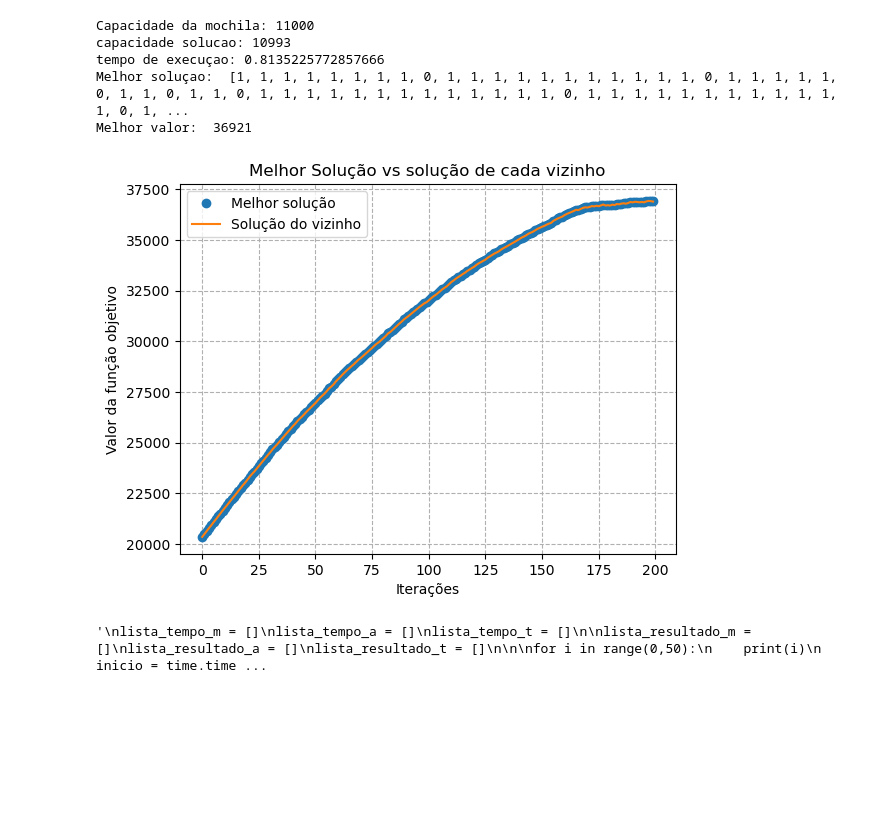
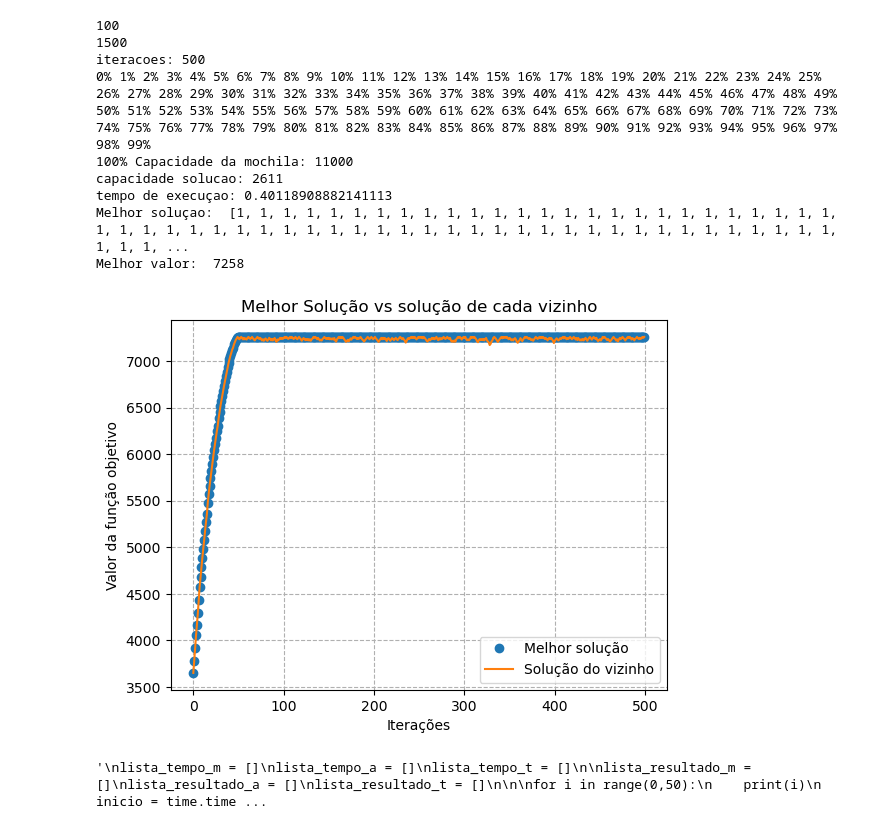
Before and after one commit to RICADINHO/TrabalhoOC, a Jupyter notebook: trabalho.ipynb, the cells around one changed output. Cells and saved outputs as stored; diff of their text form; code cells hidden in the pictures; blank space fills up the shorter version.

```diff
--- a/trabalho.ipynb
+++ b/trabalho.ipynb
@@ -270,19 +261,26 @@ def calc_valor(solucao):
     avaliacao = valor * (1 - max(0, peso-capacidade_mochila)) # funcao a maximizar
     return avaliacao
 
-# fazer vizinhos
-def vizinhos(solucao, num_vizinhos):
+def vizinhos(solucao, num_vizinhos, iteration):
     vizinho_lista = []
-    # faz n vizinhos diferentes para uma posição aleatoria da soluçao
+    local_random = random.Random(iteration)  # Create a new Random instance seeded with the iteration
+
     for nadinha in range(num_vizinhos):
-        i = random.randint(0, num_items - 1)
+        i = local_random.randint(0, num_items - 1)  # Use the local random instance
         vizinho = solucao[:]
-        vizinho[i] = 1 - vizinho[i] # troca o valor de apenas 1 elemento do vizinho
+        vizinho[i] = 1 - vizinho[i]  # Flip the bit
         vizinho_lista.append(vizinho)
+
     return vizinho_lista
 
 
+
 def tabu(num_items,iteracoes, tabu_tam,num_vizinhos):
+
+    #num_items = 3000
+    #tabu_tam = 500
+    print(num_items)
+    print(tabu_tam)
 
     # comeca com uma solucao random
     solucao_atual = [random.choice([0, 1]) for _ in range(num_items)]
@@ -294,10 +292,21 @@ def tabu(num_items,iteracoes, tabu_tam,num_vizinhos):
     tabu_set = set()
     tabu_lista = []
 
-    for _ in range(iteracoes):
+    last_printed_percent = -1  # Initialize a variable to track the last printed percentage
+    print(f"iteracoes: {iteracoes}")
+    for i in range(iteracoes):
+
+        # Calculate the percentage of completion
+        percent_complete = (i + 1) * 100 // (iteracoes)
+        # Print the percentage only when it changes
+        if percent_complete != last_printed_percent:
+            if percent_complete % 50 == 0 and percent_complete != 0:
+                print()  # Print a newline at 50%
+            print(f"{percent_complete}%", end=" ", flush=True)
+            last_printed_percent = percent_complete  # Update the last printed percentage
 
         # fazer os vizinhos e ver os que nao estao na lista do tabu
-        vizinhos_todos = vizinhos(solucao_atual,num_vizinhos)
+        vizinhos_todos = vizinhos(solucao_atual,num_vizinhos, i)
 
         candidate_solutions = [
             [vizinho, calc_valor(vizinho)]
@@ -322,41 +331,49 @@ def tabu(num_items,iteracoes, tabu_tam,num_vizinhos):
         tabu_lista.append(solucao_atual)
         if len(tabu_lista) > tabu_tam:
             tabu_lista.pop(0)
+            #print(tabu_lista)
         lista_melhor.append(valor_melhor)
 
     return solucao_melhor, valor_melhor
 
 inicio = time.time()
+iteracoes_t = 500 # iteracoes_t * round(tamanho/100)
 solucao, valor = tabu(num_items,iteracoes_t,tamanho,num_vizinhos)
 fim = time.time()
 
 if valor == 0:
     print("nao foi encontrada solução")
 else:
     p = 0
     for i in range(0,num_items):
         p += solucao[i]*pesos_items[i]
 
     print("Capacidade da mochila: "+str(capacidade_mochila))
     print("capacidade solucao: "+str(p))
     print("tempo de execuçao: "+str(fim - inicio))
     print("Melhor soluçao: ", solucao)
     print("Melhor valor: ", valor)
 
+
     plt.plot(list(range(0,iteracoes_t)), lista_melhor, 'o', label='Melhor solução')
     plt.plot(list(range(0,iteracoes_t)), lista_atual, '-', label='Solução do vizinho')
     plt.title('Melhor Solução vs solução de cada vizinho')
     plt.xlabel('Iterações')
     plt.ylabel('Valor da função objetivo')
     plt.grid(True, linestyle='--')
     plt.legend()
 # %% [output]
-Capacidade da mochila: 11000
-capacidade solucao: 10993
-tempo de execuçao: 0.8135225772857666
-Melhor soluçao:  [1, 1, 1, 1, 1, 1, 1, 1, 0, 1, 1, 1, 1, 1, 1, 1, 1, 1, 1, 1, 0, 1, 1, 1, 1, 1, 0, 1, 1, 0, 1, 1, 0, 1, 1, 1, 1, 1, 1, 1, 1, 1, 1, 1, 1, 1, 0, 1, 1, 1, 1, 1, 1, 1, 1, 1, 1, 1, 1, 0, 1, ...
-Melhor valor:  36921
+100
+1500
+iteracoes: 500
+0% 1% 2% 3% 4% 5% 6% 7% 8% 9% 10% 11% 12% 13% 14% 15% 16% 17% 18% 19% 20% 21% 22% 23% 24% 25% 26% 27% 28% 29% 30% 31% 32% 33% 34% 35% 36% 37% 38% 39% 40% 41% 42% 43% 44% 45% 46% 47% 48% 49%
+50% 51% 52% 53% 54% 55% 56% 57% 58% 59% 60% 61% 62% 63% 64% 65% 66% 67% 68% 69% 70% 71% 72% 73% 74% 75% 76% 77% 78% 79% 80% 81% 82% 83% 84% 85% 86% 87% 88% 89% 90% 91% 92% 93% 94% 95% 96% 97% 98% 99%
+100% Capacidade da mochila: 11000
+capacidade solucao: 2611
+tempo de execuçao: 0.40118908882141113
+Melhor soluçao:  [1, 1, 1, 1, 1, 1, 1, 1, 1, 1, 1, 1, 1, 1, 1, 1, 1, 1, 1, 1, 1, 1, 1, 1, 1, 1, 1, 1, 1, 1, 1, 1, 1, 1, 1, 1, 1, 1, 1, 1, 1, 1, 1, 1, 1, 1, 1, 1, 1, 1, 1, 1, 1, 1, 1, 1, 1, 1, 1, 1, 1, ...
+Melhor valor:  7258
-[figure, old version]
+[figure, new version]
 # %%
 #comparaçao dos dados
 '''
```
Also changed, not shown: parts of 3 cells of this notebook.
